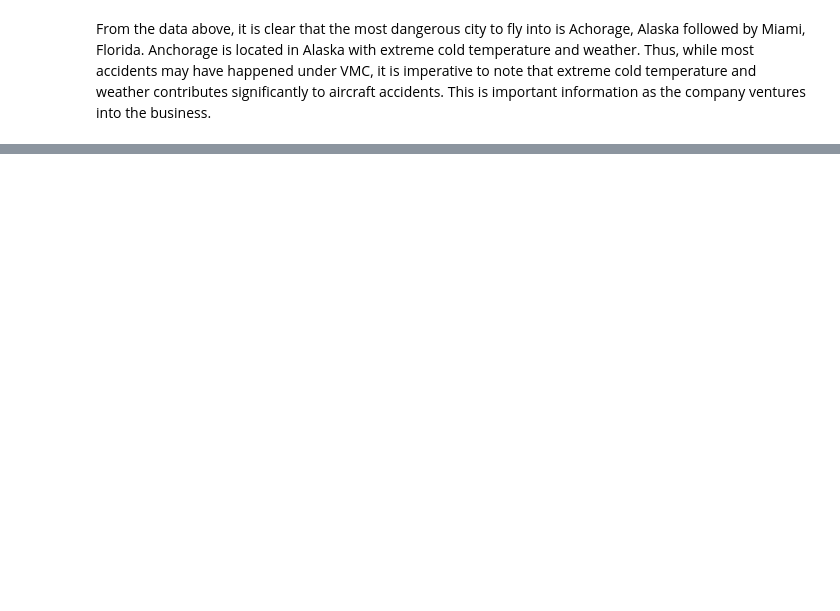
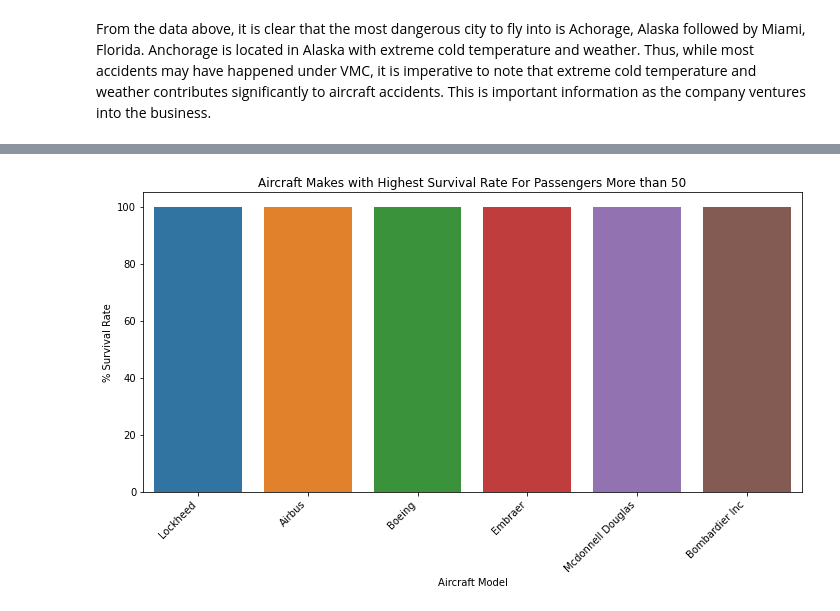
Before and after one commit to lilanhenry/lowest_risk_aircraft_phase1_project, a Jupyter notebook: student.ipynb, the cells around one changed output, grey strips where cells are left out. Drawn from its saved outputs; the diff is of its cells as text; code cells hidden in the pictures; blank space fills up the shorter version.

Commit message:
Added Survival Rate Metrics

```diff
--- a/student.ipynb
+++ b/student.ipynb
@@ -250,0 +253,5 @@ As the company ventures into aviation business, it is also important to know whi
+# %%
+
+# Fill NaN values with 0 for injury-related columns
+aviation_data[['Total.Serious.Injuries', 'Total.Minor.Injuries', 'Total.Uninjured']] = \
+aviation_data[['Total.Serious.Injuries', 'Total.Minor.Injuries', 'Total.Uninjured']].fillna(0)
@@ -250,0 +260,12 @@ As the company ventures into aviation business, it is also important to know whi
+# %%
+# Calculate the total number of passengers (injured + uninjured)
+aviation_data['Total_Passengers'] = aviation_data['Total.Fatal.Injuries'] + aviation_data['Total.Serious.Injuries'] + aviation_data['Total.Minor.Injuries'] + aviation_data['Total.Uninjured']
+
+# Filter out aircraft with fewer than 50 passengers
+aviation_data_filtered = aviation_data[aviation_data['Total_Passengers'] >= 50]
+# %%
+# Calculate survival rate
+aviation_data_filtered['Survival_Rate'] = (aviation_data_filtered['Total.Uninjured'] / aviation_data_filtered['Total_Passengers'])*100
+
+# Sort by survival rate in descending order
+aviation_data_sorted = aviation_data_filtered.sort_values(by='Survival_Rate', ascending=False).head(50)
@@ -250,0 +278,14 @@ As the company ventures into aviation business, it is also important to know whi
+# %%
+# Plotting
+plt.figure(figsize=(10, 6))
+sns.barplot(x='Make', y='Survival_Rate', data=aviation_data_sorted)
+plt.title('Aircraft Makes with Highest Survival Rate For Passengers More than 50')
+plt.xticks(rotation=45, ha='right')
+plt.ylabel('% Survival Rate')
+plt.xlabel('Aircraft Model')
+plt.tight_layout()
+
+# Show the plot
+plt.show()
+# %% [output]
+[figure, added]
```
Also changed, not shown: parts of 14 cells of this notebook.
